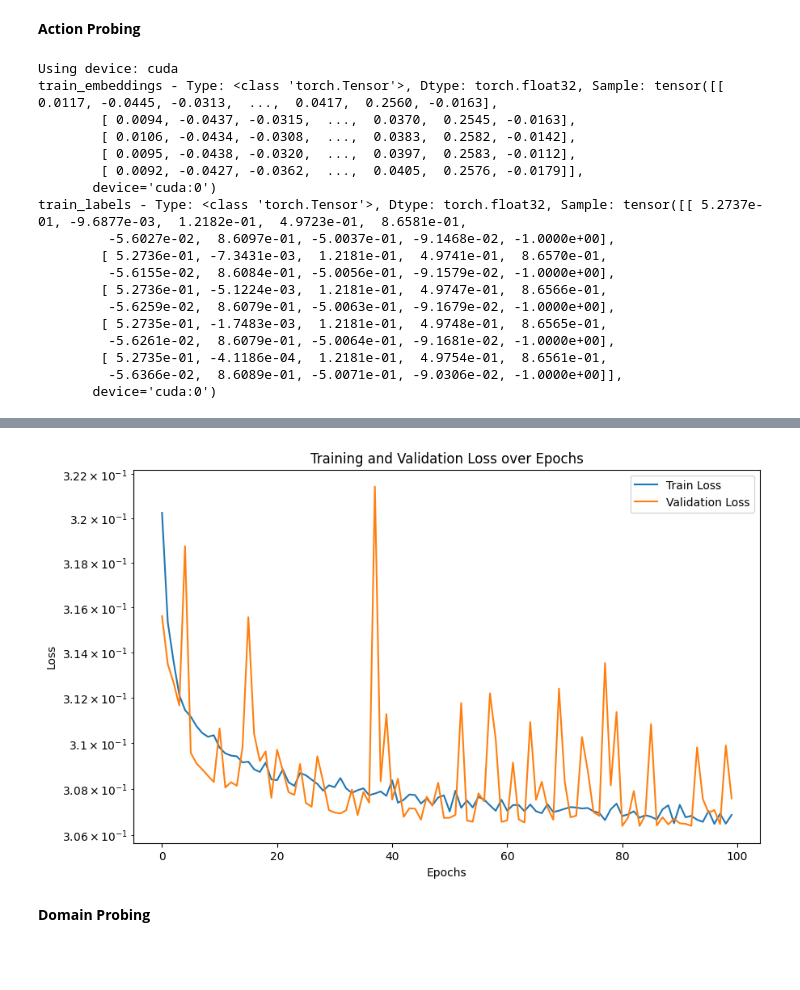
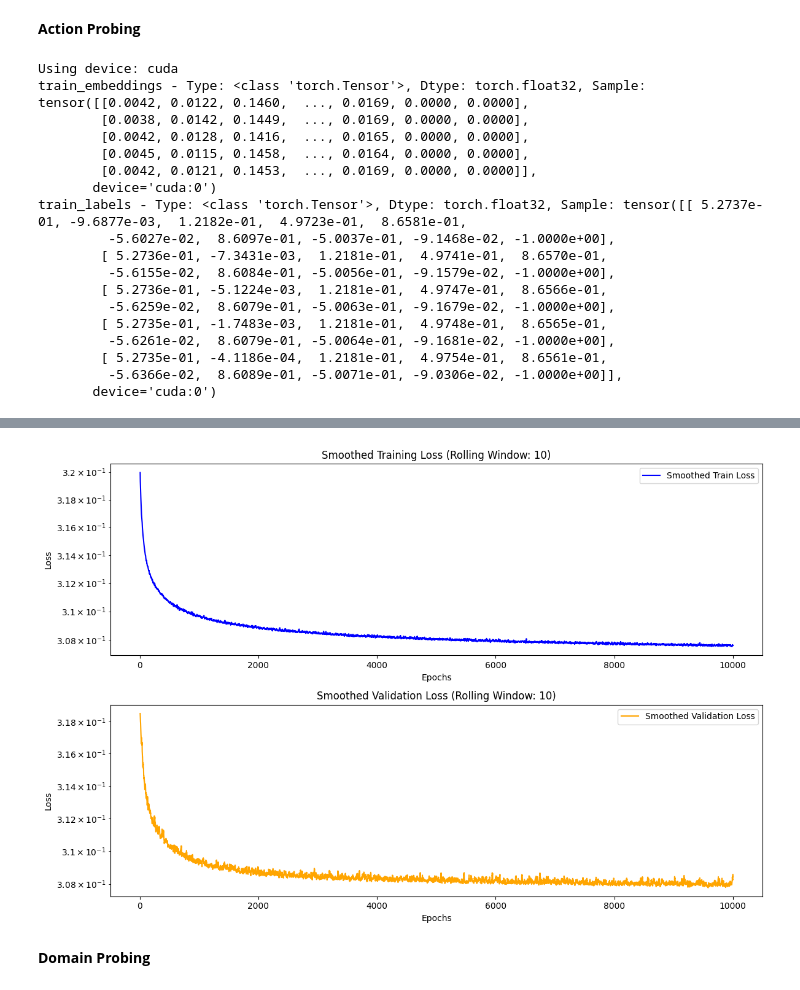
Before and after one commit to yyardi/Bridging-the-Sim2Real-Gap, a Jupyter notebook: notebooks/Compiled_models.ipynb, the cells around one changed output, grey strips where cells are left out. Drawn from its saved outputs; the diff is of its cells as text; code cells hidden in the pictures; blank space fills up the shorter version.

Commit message:
adjusted plot

```diff
--- a/notebooks/Compiled_models.ipynb
+++ b/notebooks/Compiled_models.ipynb
@@ -328,16 +384,16 @@ plt.show()
 # %%
 from src.models.actionprobe import train_action_probe
 
-file_path = embeddings_path / "encoders/MVP.npz"
+file_path = embeddings_path / "encoders/ResNet18.npz"
 
-train_action_probe(file_path, epochs=100, batch_size=100, lr=0.01)
+train_action_probe(file_path, epochs=10000, batch_size=1000, lr=0.01)
 # %% [output]
 Using device: cuda
-train_embeddings - Type: <class 'torch.Tensor'>, Dtype: torch.float32, Sample: tensor([[ 0.0117, -0.0445, -0.0313,  ...,  0.0417,  0.2560, -0.0163],
-        [ 0.0094, -0.0437, -0.0315,  ...,  0.0370,  0.2545, -0.0163],
-        [ 0.0106, -0.0434, -0.0308,  ...,  0.0383,  0.2582, -0.0142],
-        [ 0.0095, -0.0438, -0.0320,  ...,  0.0397,  0.2583, -0.0112],
-        [ 0.0092, -0.0427, -0.0362,  ...,  0.0405,  0.2576, -0.0179]],
+train_embeddings - Type: <class 'torch.Tensor'>, Dtype: torch.float32, Sample: tensor([[0.0042, 0.0122, 0.1460,  ..., 0.0169, 0.0000, 0.0000],
+        [0.0038, 0.0142, 0.1449,  ..., 0.0169, 0.0000, 0.0000],
+        [0.0042, 0.0128, 0.1416,  ..., 0.0165, 0.0000, 0.0000],
+        [0.0045, 0.0115, 0.1458,  ..., 0.0164, 0.0000, 0.0000],
+        [0.0042, 0.0121, 0.1453,  ..., 0.0169, 0.0000, 0.0000]],
        device='cuda:0')
 train_labels - Type: <class 'torch.Tensor'>, Dtype: torch.float32, Sample: tensor([[ 5.2737e-01, -9.6877e-03,  1.2182e-01,  4.9723e-01,  8.6581e-01,
          -5.6027e-02,  8.6097e-01, -5.0037e-01, -9.1468e-02, -1.0000e+00],
@@ -370,4 +411,4 @@ Epoch [100/100] | Train Loss: 0.3069 Val Loss: 0.3076
-[figure, old version]
+[figure, new version]
 # %% [markdown]
 **Domain Probing**
 # %%
```
Also changed, not shown: parts of 8 cells of this notebook, 3 other files.
